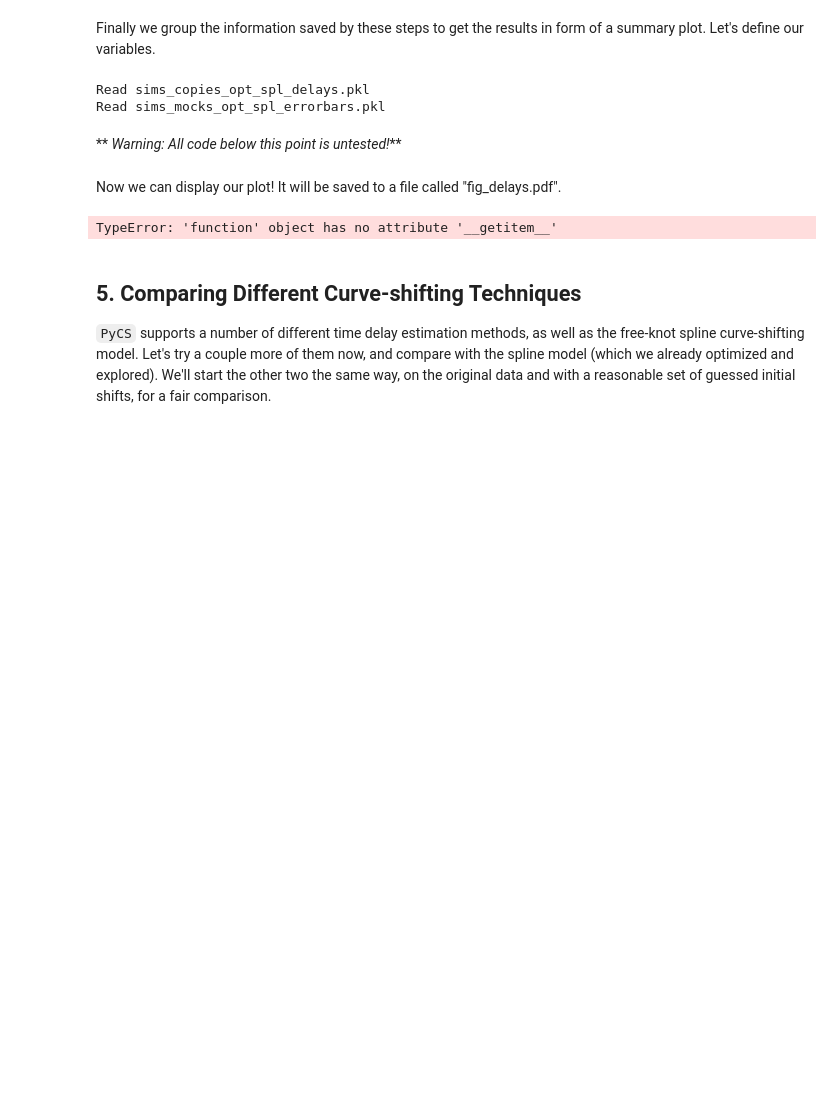
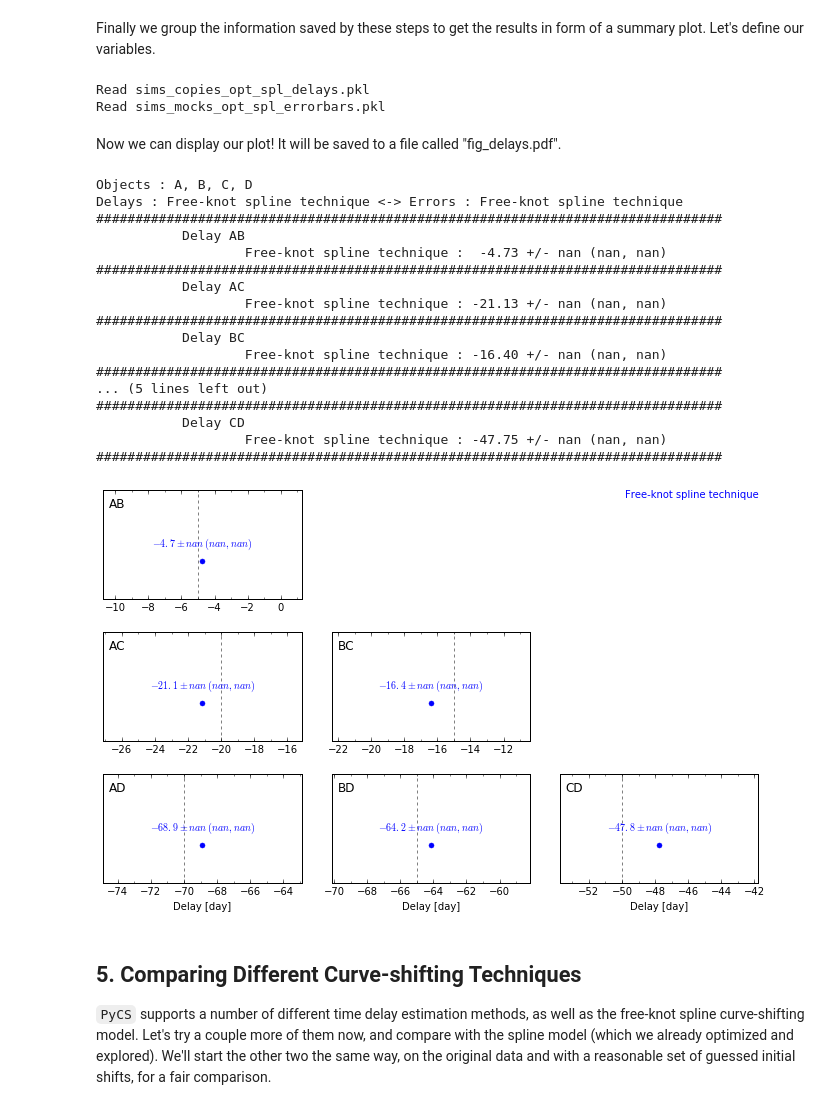
Before and after one commit to LSSTDESC/SLTimer, a Jupyter notebook: notebooks/PyCS_Tutorial.ipynb, the cells around one changed output. Saved outputs shown, nothing was run; the diff lists cells and outputs as text; code cells hidden in the pictures; blank space fills up the shorter version.

Commit message:
Updated the PyCS Tutorial, making it bug-free, includes the new plots closes #16

```diff
--- a/notebooks/PyCS_Tutorial.ipynb
+++ b/notebooks/PyCS_Tutorial.ipynb
@@ -504,15 +536,30 @@ def regdiff(lcs):
 # %% [output]
 Read sims_copies_opt_spl_delays.pkl
 Read sims_mocks_opt_spl_errorbars.pkl
-# %% [markdown]
-** _Warning: All code below this point is untested!_**
 # %% [markdown]
 Now we can display our plot! It will be saved to a file called "fig_delays.pdf".
 # %%
-pycs.sim.plot.newdelayplot([disp, regdiff, spl], rplot=6.0, displaytext=True,
+pycs.sim.plot.newdelayplot([spl], rplot=6.0, displaytext=True,
         filename = "fig_delays.pdf", refshifts=[{"colour":"gray", "shifts":(0, -5, -20, -70)}])
 # %% [output]
-TypeError: 'function' object has no attribute '__getitem__'
+Objects : A, B, C, D
+Delays : Free-knot spline technique <-> Errors : Free-knot spline technique
+################################################################################
+           Delay AB
+                   Free-knot spline technique :  -4.73 +/- nan (nan, nan)
+################################################################################
+           Delay AC
+                   Free-knot spline technique : -21.13 +/- nan (nan, nan)
+################################################################################
+           Delay BC
+                   Free-knot spline technique : -16.40 +/- nan (nan, nan)
+################################################################################
+... (5 lines left out)
+################################################################################
+           Delay CD
+                   Free-knot spline technique : -47.75 +/- nan (nan, nan)
+################################################################################
+[figure, added]
 # %% [markdown]
 ## 5. Comparing Different Curve-shifting Techniques
 
```
Also changed, not shown: parts of 33 cells of this notebook, 1 other file.
